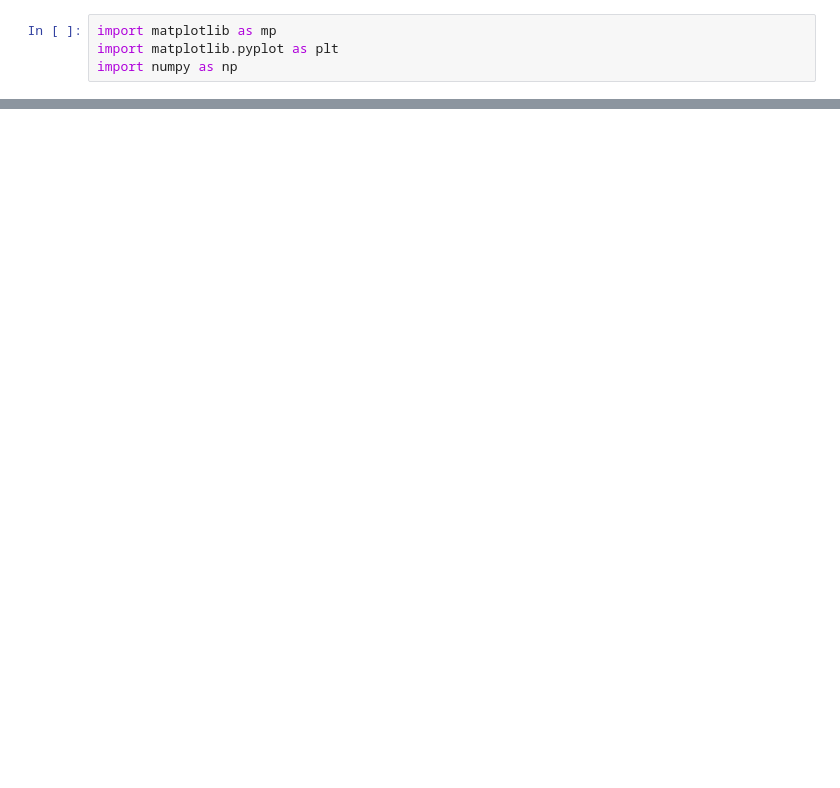
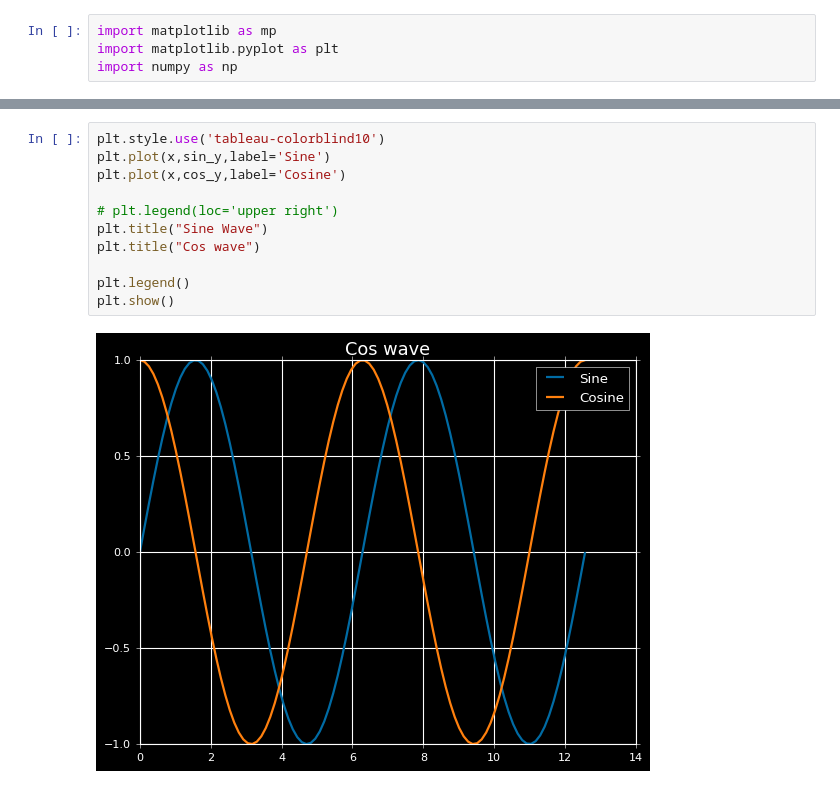
Before and after one commit to prayantgupta15/DataEngineering, a Jupyter notebook: plots.ipynb, the cells around one changed output, grey strips where cells are left out. Cells and saved outputs as stored; diff of their text form; blank space fills up the shorter version.

```diff
--- a/plots.ipynb
+++ b/plots.ipynb
@@ -16,0 +61,13 @@ plt.show()
+# %%
+plt.style.use('tableau-colorblind10')
+plt.plot(x,sin_y,label='Sine')
+plt.plot(x,cos_y,label='Cosine')
+
+# plt.legend(loc='upper right')
+plt.title("Sine Wave")
+plt.title("Cos wave")
+
+plt.legend()
+plt.show()
+# %% [output]
+[figure, added]
```
Also changed, not shown: parts of 11 cells of this notebook.
